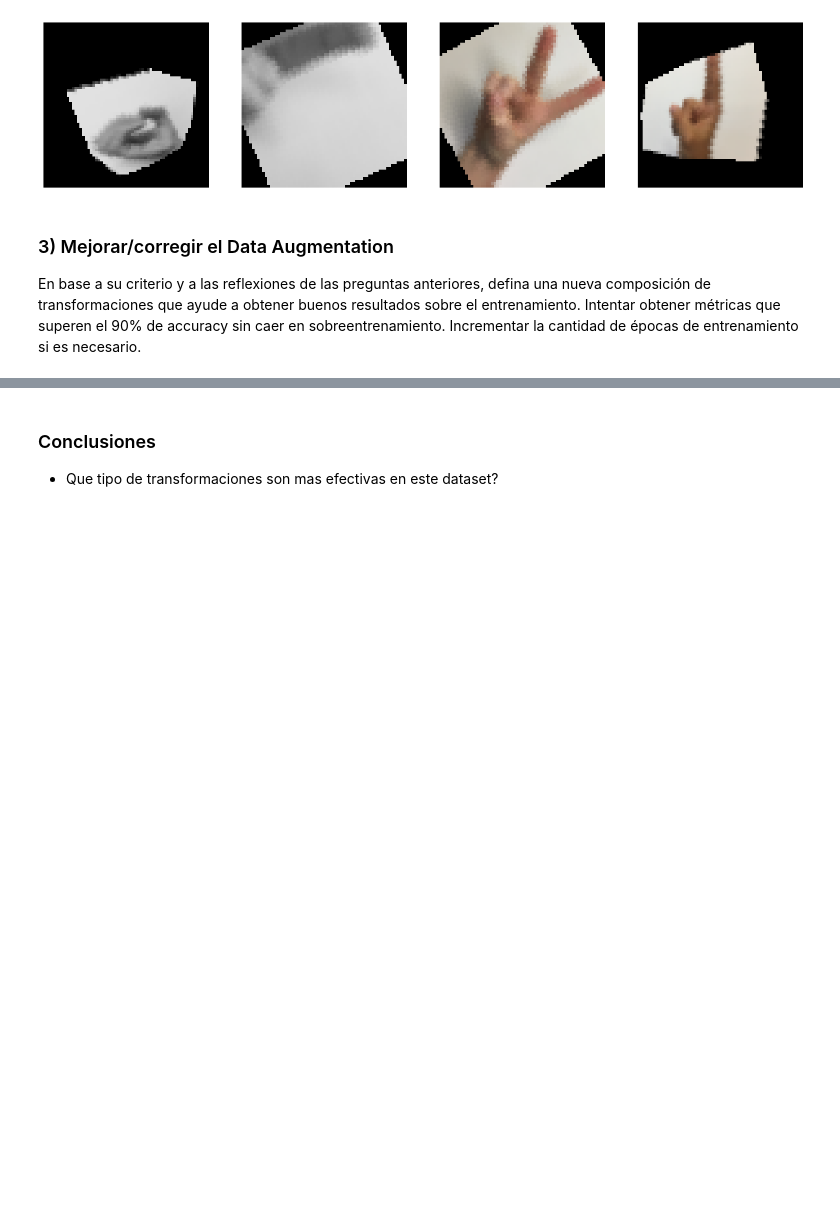
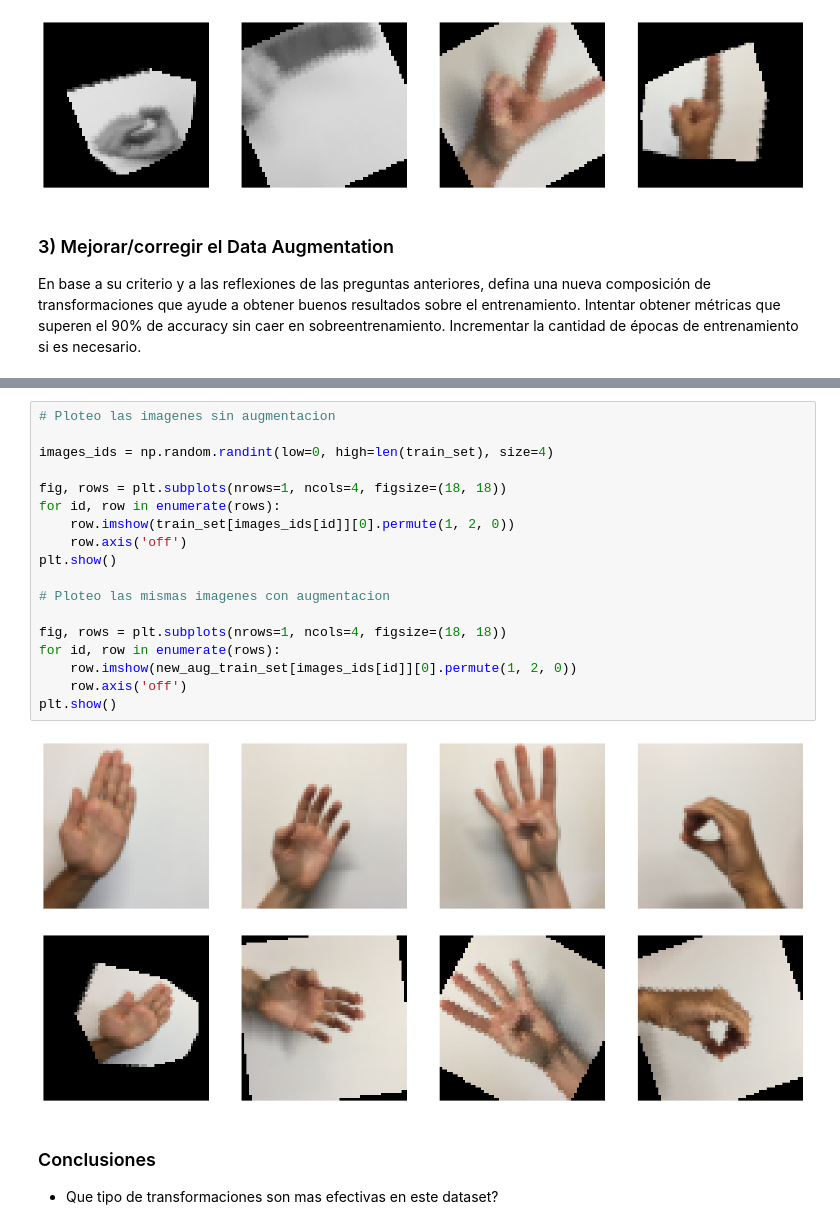
Before and after one commit to juanpsch/vision_computadora_II, a Jupyter notebook: Clase_1/Clase 1 - Ejercicio Dataset Manos - 13co2023.ipynb, the cells around one changed output, grey strips where cells are left out. Saved outputs shown, nothing was run; the diff lists cells and outputs as text; blank space fills up the shorter version.

```diff
--- a/Clase_1/Clase 1 - Ejercicio Dataset Manos - 13co2023.ipynb
+++ b/Clase_1/Clase 1 - Ejercicio Dataset Manos - 13co2023.ipynb
@@ -429,3 +434,24 @@ Epoch: 100/100 - Train loss 0.000484 - Train Accuracy 1.000000 - Valid Loss 2.03
+# %%
+# Ploteo las imagenes sin augmentacion
+
+images_ids = np.random.randint(low=0, high=len(train_set), size=4)
+
+fig, rows = plt.subplots(nrows=1, ncols=4, figsize=(18, 18))
+for id, row in enumerate(rows):
+    row.imshow(train_set[images_ids[id]][0].permute(1, 2, 0))
+    row.axis('off')
+plt.show()
+
+# Ploteo las mismas imagenes con augmentacion
+
+fig, rows = plt.subplots(nrows=1, ncols=4, figsize=(18, 18))
+for id, row in enumerate(rows):
+    row.imshow(new_aug_train_set[images_ids[id]][0].permute(1, 2, 0))
+    row.axis('off')
+plt.show()
+# %% [output]
+[figure, added]
+[figure, added]
 # %% [markdown]
 ### Conclusiones
 
```
Also changed, not shown: parts of 2 cells of this notebook, 1 other file.
